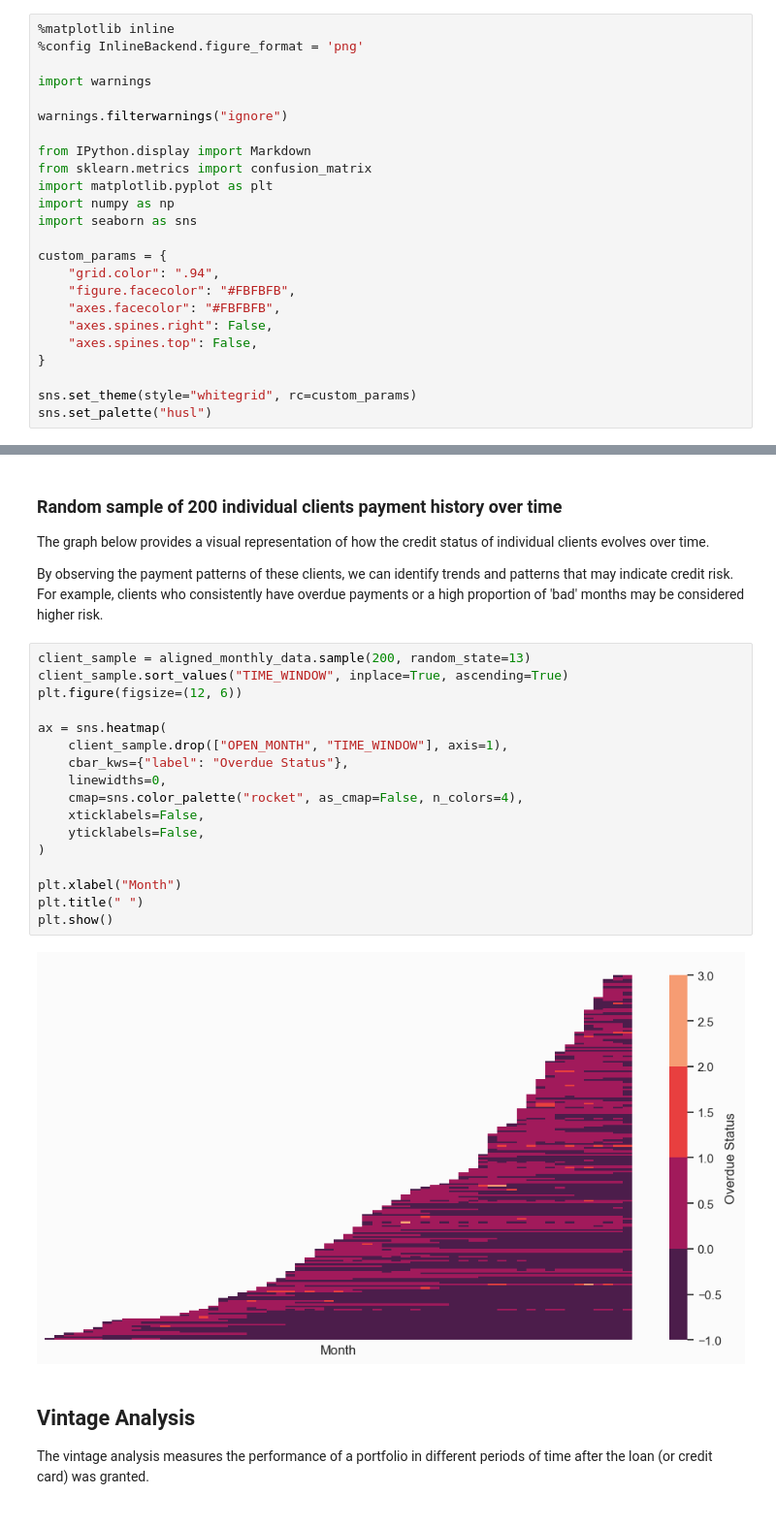
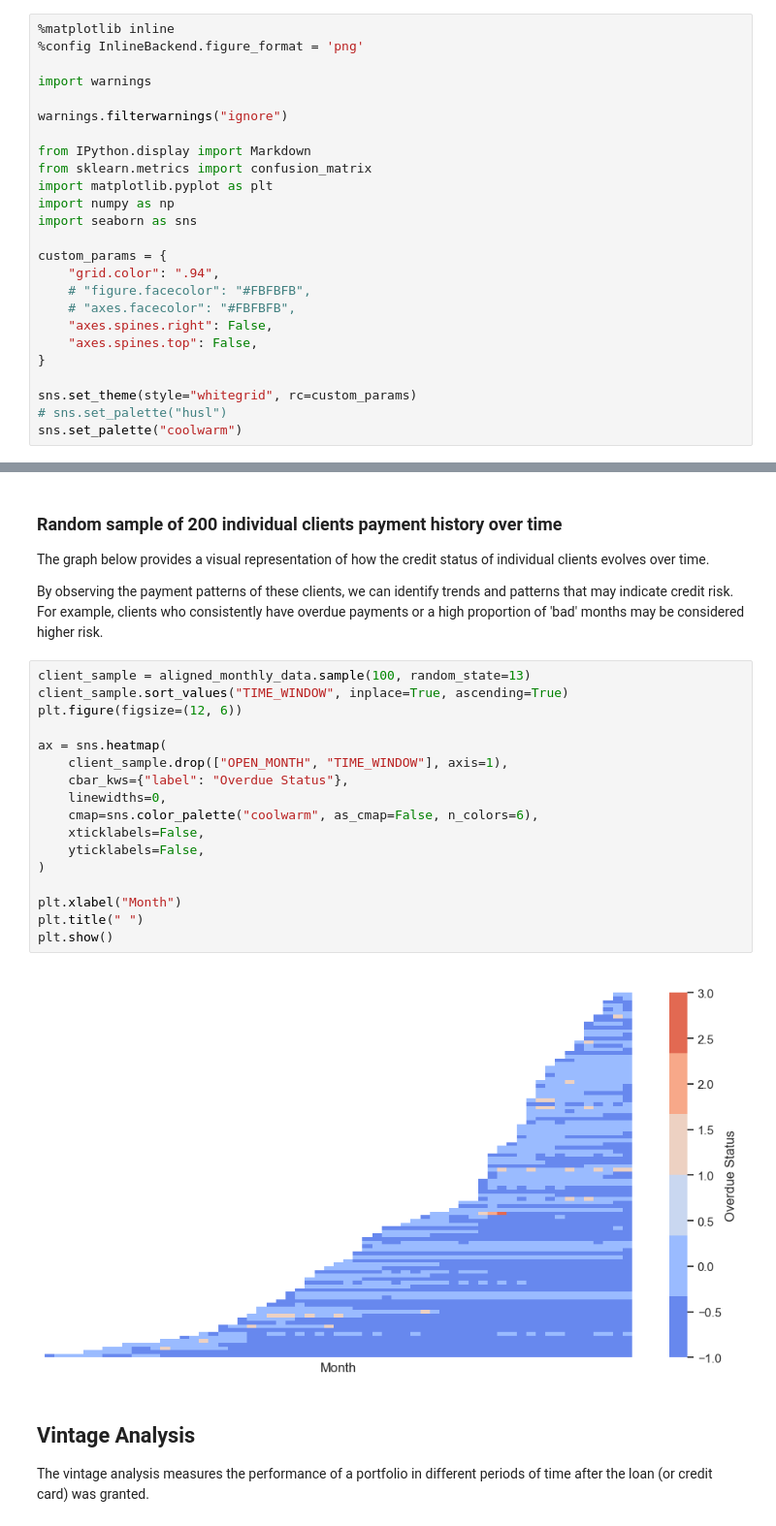
Before and after one commit to rafaelperez/team_project, a Jupyter notebook: src/hu_Project2.ipynb, the cells around one changed output, grey strips where cells are left out. Shown at 97% size. Cells and saved outputs as stored; diff of their text form.

```diff
--- a/src/hu_Project2.ipynb
+++ b/src/hu_Project2.ipynb
@@ -439,14 +414,15 @@ import seaborn as sns
 
 custom_params = {
     "grid.color": ".94",
-    "figure.facecolor": "#FBFBFB",
-    "axes.facecolor": "#FBFBFB",
+    # "figure.facecolor": "#FBFBFB",
+    # "axes.facecolor": "#FBFBFB",
     "axes.spines.right": False,
     "axes.spines.top": False,
 }
 
 sns.set_theme(style="whitegrid", rc=custom_params)
-sns.set_palette("husl")
+# sns.set_palette("husl")
+sns.set_palette("coolwarm")
 # %%
 # Let's check the percentage of bad clients by how long they have been clients
 # Load and preprocess data
@@ -668,24 +644,24 @@ The graph below provides a visual representation of how the credit status of ind
 By observing the payment patterns of these clients, we can identify trends and patterns that may indicate credit risk.
 For example, clients who consistently have overdue payments or a high proportion of 'bad' months may be considered higher risk.
 # %%
-client_sample = aligned_monthly_data.sample(200, random_state=13)
+client_sample = aligned_monthly_data.sample(100, random_state=13)
 client_sample.sort_values("TIME_WINDOW", inplace=True, ascending=True)
 plt.figure(figsize=(12, 6))
 
 ax = sns.heatmap(
     client_sample.drop(["OPEN_MONTH", "TIME_WINDOW"], axis=1),
     cbar_kws={"label": "Overdue Status"},
     linewidths=0,
-    cmap=sns.color_palette("rocket", as_cmap=False, n_colors=4),
+    cmap=sns.color_palette("coolwarm", as_cmap=False, n_colors=6),
     xticklabels=False,
     yticklabels=False,
 )
 
 plt.xlabel("Month")
 plt.title(" ")
 plt.show()
 # %% [output]
-[figure, old version]
+[figure, new version]
 # %% [markdown]
 ## Vintage Analysis
 
```
Also changed, not shown: parts of 9 cells of this notebook.
